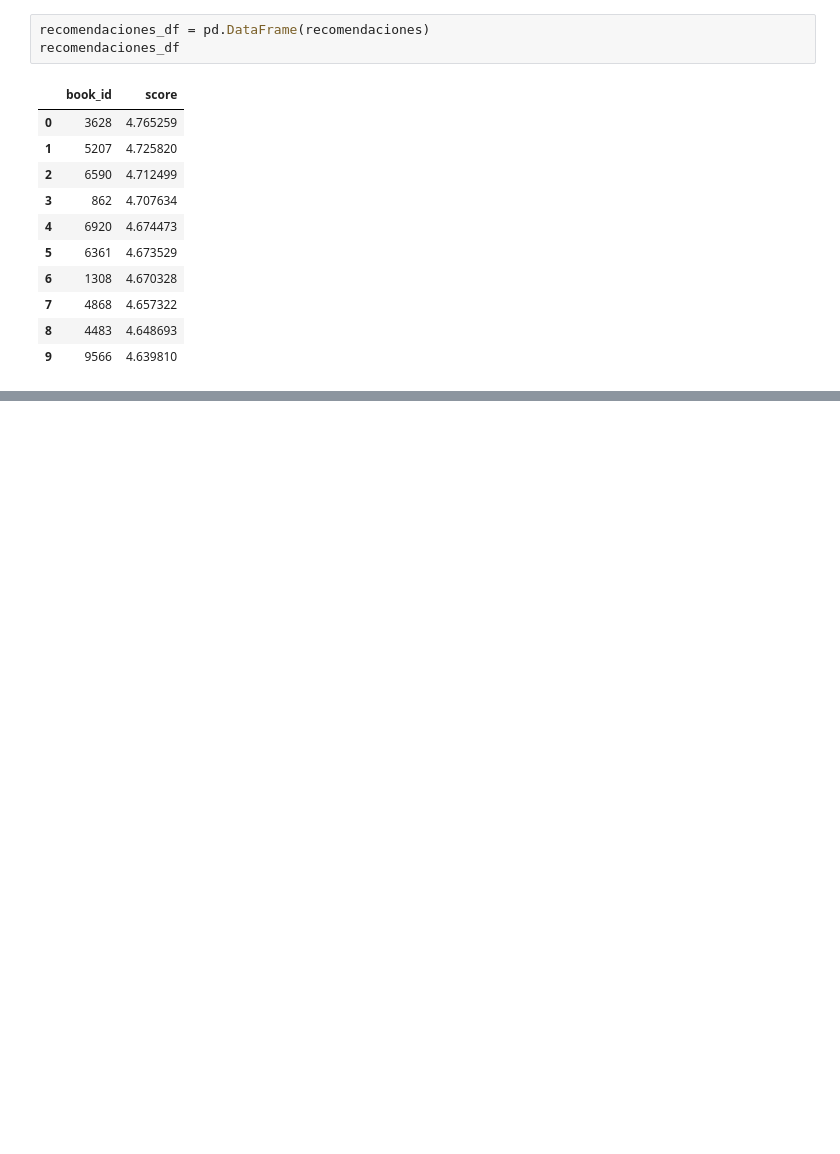
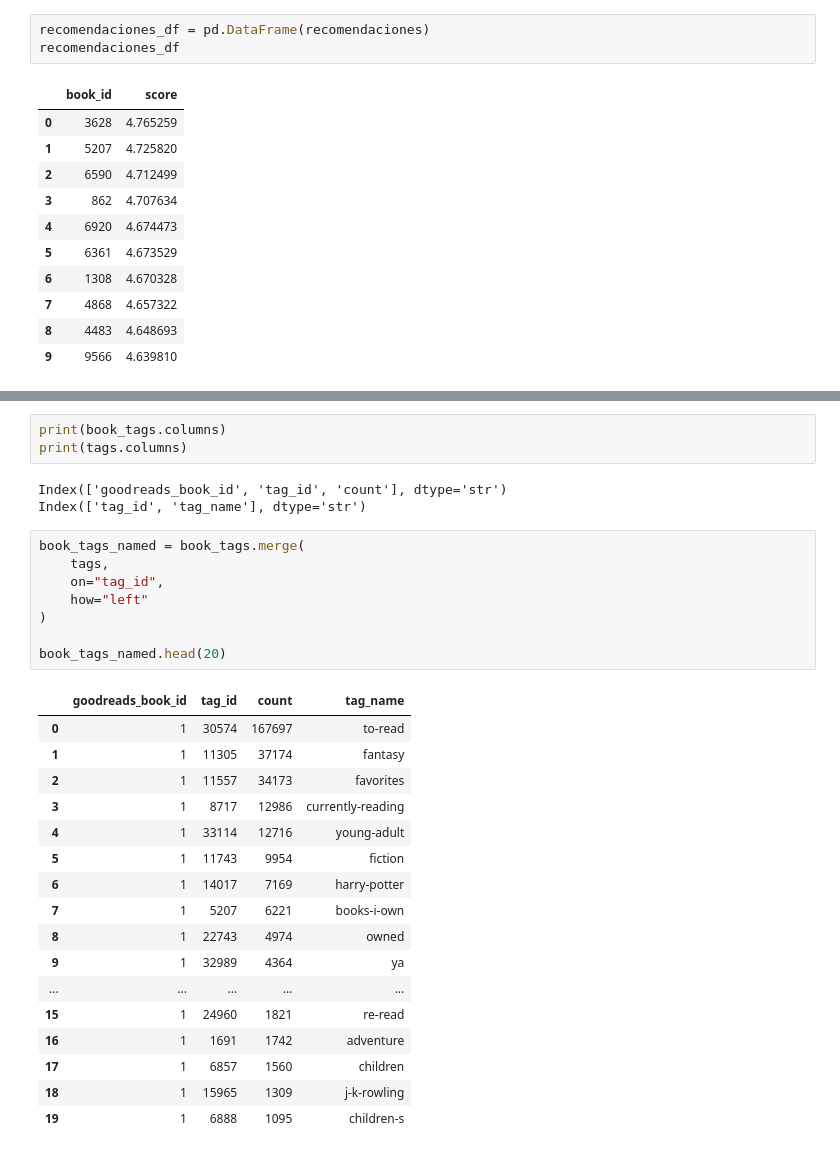
Before and after one commit to lizethbellop/books-music-platform, a Jupyter notebook: backend/recommendations-service/notebooks/01-book-explore.ipynb, the cells around one changed output, grey strips where cells are left out. Saved outputs shown, nothing was run; the diff lists cells and outputs as text; blank space fills up the shorter version.

```diff
--- a/backend/recommendations-service/notebooks/01-book-explore.ipynb
+++ b/backend/recommendations-service/notebooks/01-book-explore.ipynb
@@ -630,0 +657,32 @@ top_recomendaciones
+# %%
+print(book_tags.columns)
+print(tags.columns)
+# %% [output]
+Index(['goodreads_book_id', 'tag_id', 'count'], dtype='str')
+Index(['tag_id', 'tag_name'], dtype='str')
+# %%
+book_tags_named = book_tags.merge(
+    tags,
+    on="tag_id",
+    how="left"
+)
+
+book_tags_named.head(20)
+# %% [output]
+|  | goodreads_book_id | tag_id | count | tag_name |
+| 0 | 1 | 30574 | 167697 | to-read |
+| 1 | 1 | 11305 | 37174 | fantasy |
+| 2 | 1 | 11557 | 34173 | favorites |
+| 3 | 1 | 8717 | 12986 | currently-reading |
+| 4 | 1 | 33114 | 12716 | young-adult |
+| 5 | 1 | 11743 | 9954 | fiction |
+| 6 | 1 | 14017 | 7169 | harry-potter |
+| 7 | 1 | 5207 | 6221 | books-i-own |
+| 8 | 1 | 22743 | 4974 | owned |
+| 9 | 1 | 32989 | 4364 | ya |
+| ... | ... | ... | ... | ... |
+| 15 | 1 | 24960 | 1821 | re-read |
+| 16 | 1 | 1691 | 1742 | adventure |
+| 17 | 1 | 6857 | 1560 | children |
+| 18 | 1 | 15965 | 1309 | j-k-rowling |
+| 19 | 1 | 6888 | 1095 | children-s |
```
Also changed, not shown: parts of 18 cells of this notebook.
